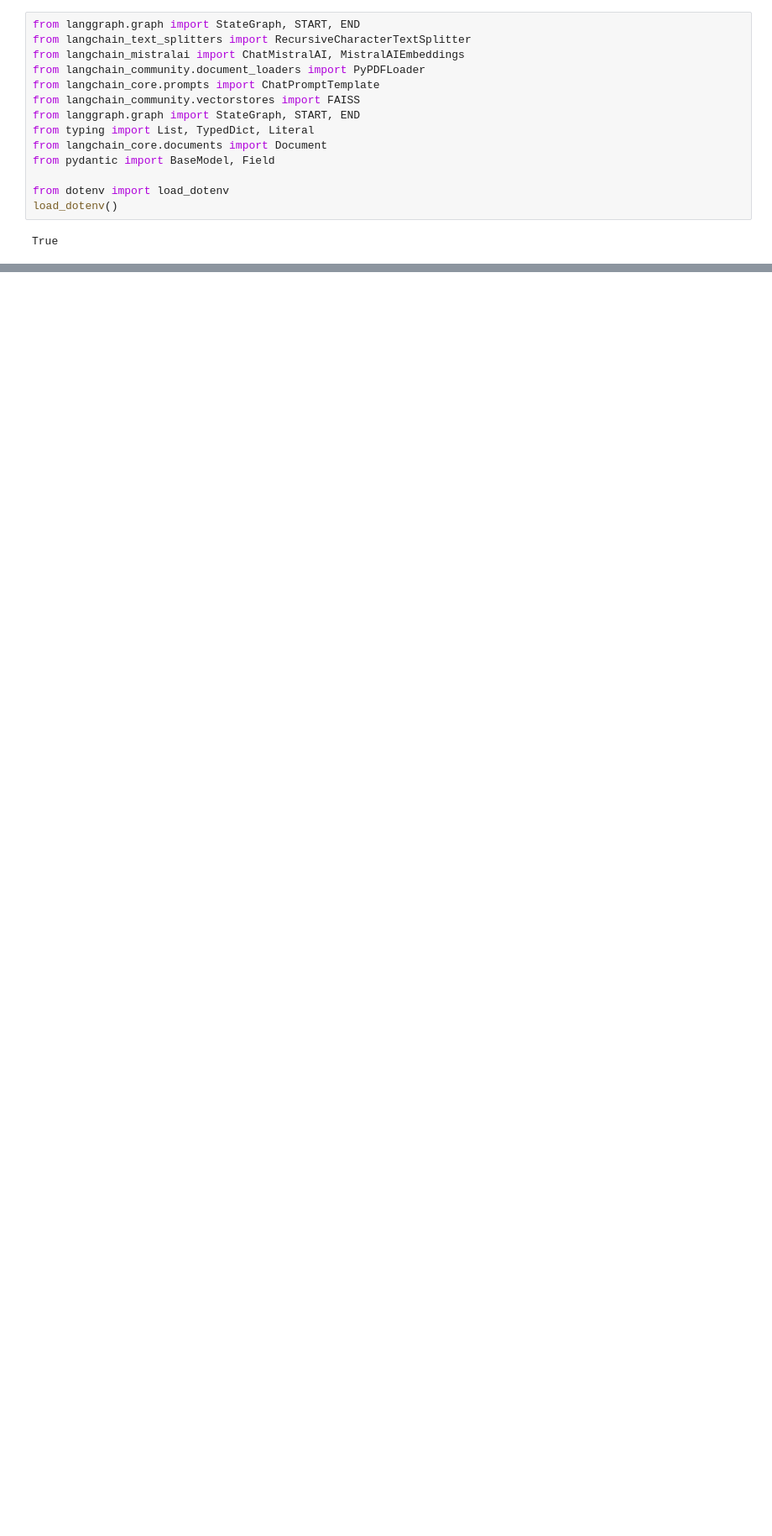
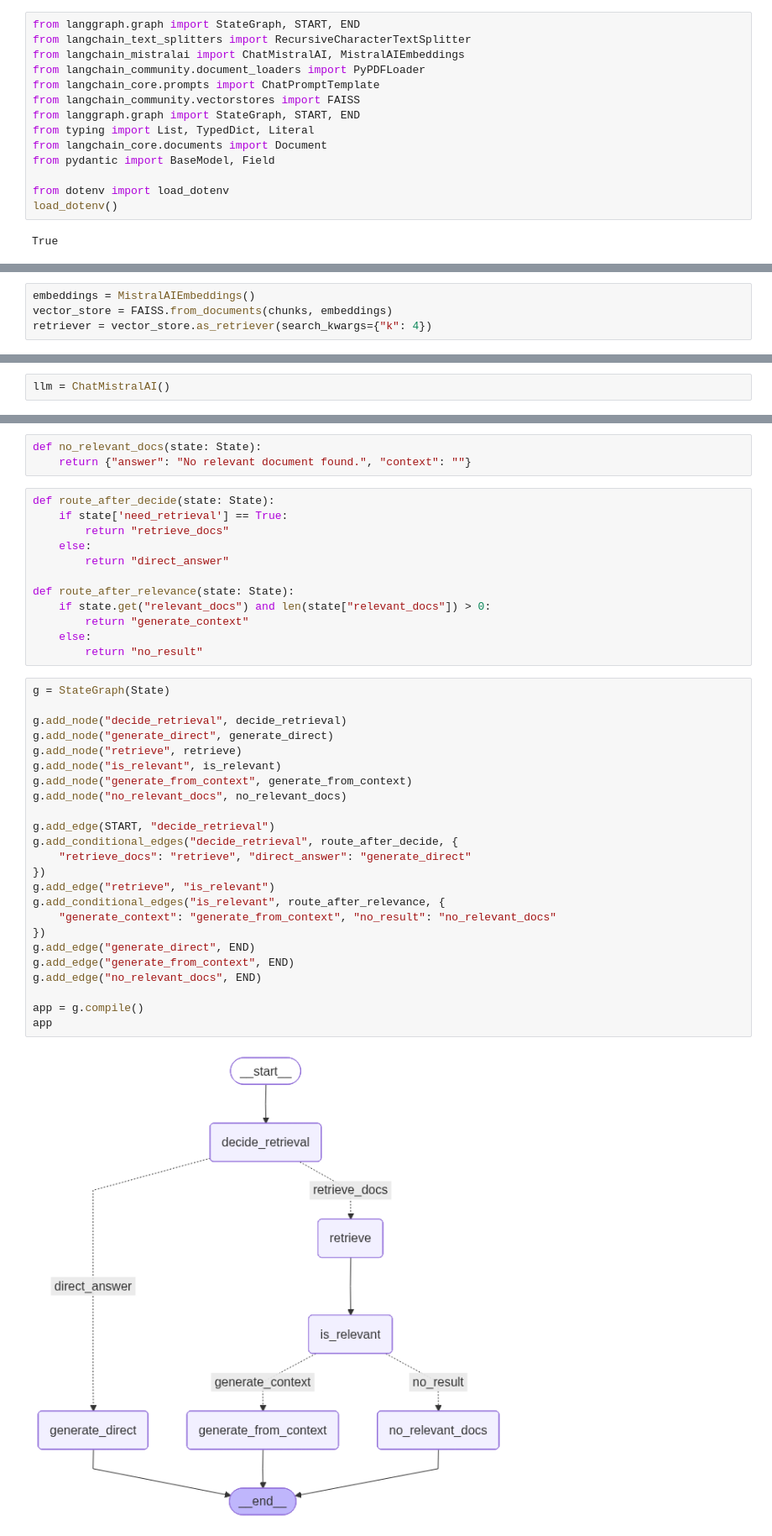
Before and after one commit to mayankmokta2003/Self-RAG-Basics, a Jupyter notebook: self_rag_step3.ipynb, the cells around one changed output, grey strips where cells are left out. Shown at 84% size. Cells and saved outputs as stored; diff of their text form; blank space fills up the shorter version.

```diff
--- a/self_rag_step3.ipynb
+++ b/self_rag_step3.ipynb
@@ -16,0 +27,4 @@ True
+# %%
+embeddings = MistralAIEmbeddings()
+vector_store = FAISS.from_documents(chunks, embeddings)
+retriever = vector_store.as_retriever(search_kwargs={"k": 4})
@@ -16,0 +39,2 @@ True
+# %%
+llm = ChatMistralAI()
@@ -16,0 +161,41 @@ True
+# %%
+def no_relevant_docs(state: State):
+    return {"answer": "No relevant document found.", "context": ""}
+# %%
+def route_after_decide(state: State):
+    if state['need_retrieval'] == True:
+        return "retrieve_docs"
+    else:
+        return "direct_answer"
+
+def route_after_relevance(state: State):
+    if state.get("relevant_docs") and len(state["relevant_docs"]) > 0:
+        return "generate_context"
+    else:
+        return "no_result"
+# %%
+g = StateGraph(State)
+
+g.add_node("decide_retrieval", decide_retrieval)
+g.add_node("generate_direct", generate_direct)
+g.add_node("retrieve", retrieve)
+g.add_node("is_relevant", is_relevant)
+g.add_node("generate_from_context", generate_from_context)
+g.add_node("no_relevant_docs", no_relevant_docs)
+
+g.add_edge(START, "decide_retrieval")
+g.add_conditional_edges("decide_retrieval", route_after_decide, {
+    "retrieve_docs": "retrieve", "direct_answer": "generate_direct"
+})
+g.add_edge("retrieve", "is_relevant")
+g.add_conditional_edges("is_relevant", route_after_relevance, {
+    "generate_context": "generate_from_context", "no_result": "no_relevant_docs"
+})
+g.add_edge("generate_direct", END)
+g.add_edge("generate_from_context", END)
+g.add_edge("no_relevant_docs", END)
+
+app = g.compile()
+app
+# %% [output]
+[figure, added]
```
Also changed, not shown: parts of 9 cells of this notebook, 3 other files.
